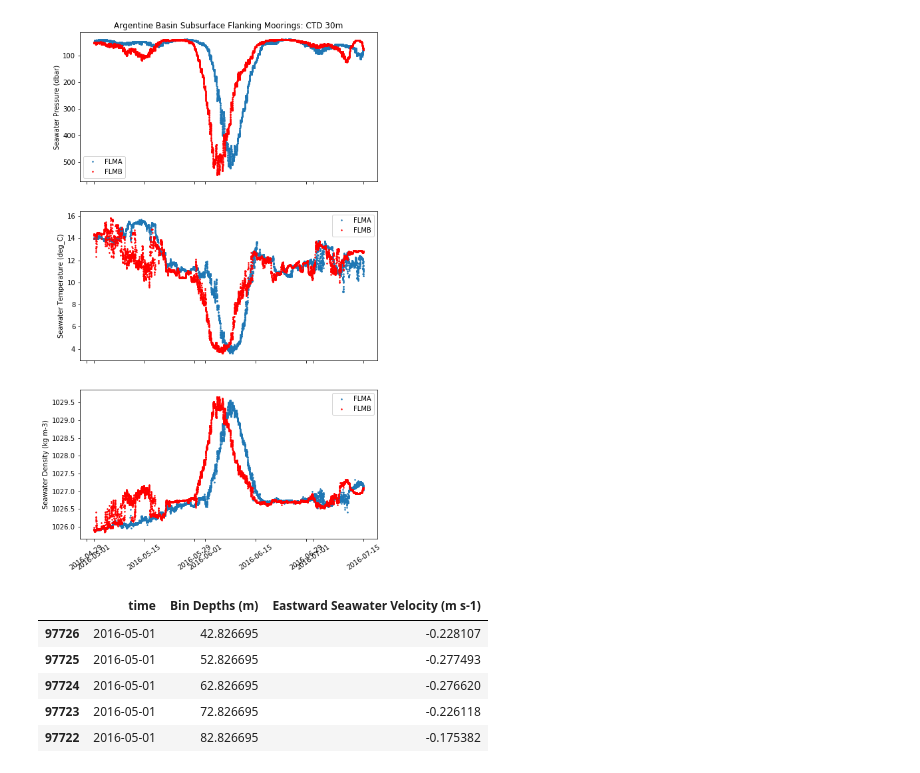
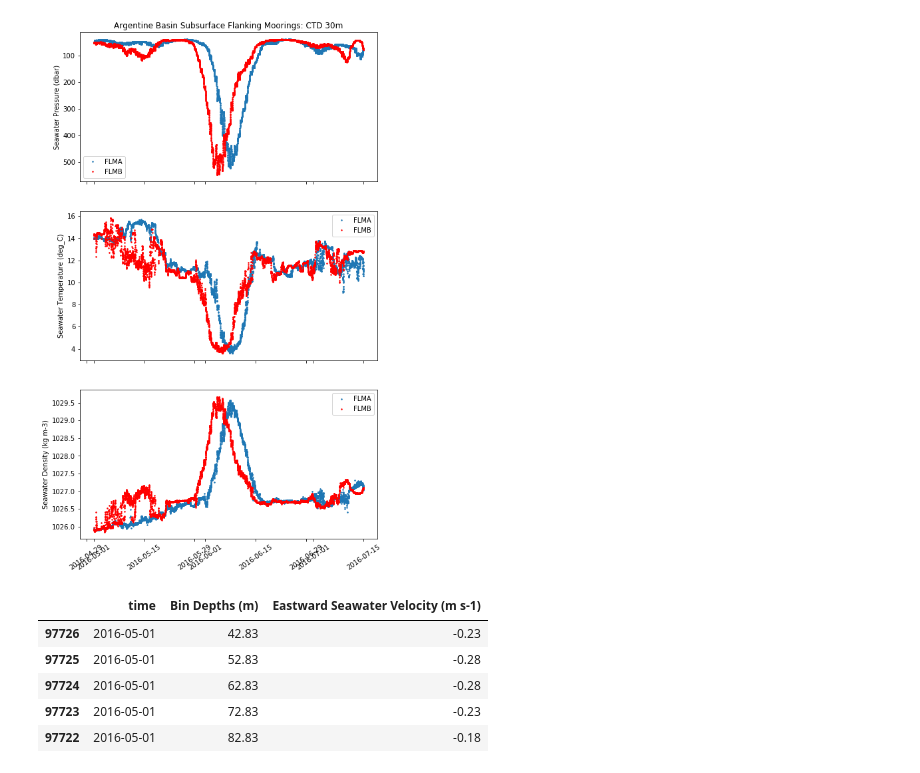
Before and after one commit to ooi-data-lab/nugget-notebooks, a Jupyter notebook: extras/E02_Argentine_Basin_strong_currents.ipynb, the cells around one changed output. Saved outputs shown, nothing was run; the diff lists cells and outputs as text; code cells hidden in the pictures.

```diff
--- a/extras/E02_Argentine_Basin_strong_currents.ipynb
+++ b/extras/E02_Argentine_Basin_strong_currents.ipynb
@@ -517,21 +519,25 @@ merged.to_csv(os.path.join(save_dir, 'E02_Argentine_Basin_CTDs.csv'), index=Fals
 # %%
 # drop the percent_bad_beams column
 FLMA_ADCP_data = FLMA_ADCP_data.drop(columns=['percent_bad_beams'])
 FLMB_ADCP_data = FLMB_ADCP_data.drop(columns=['percent_bad_beams'])
 
 # rename and add units to the columns
 FLMA_ADCP_data = FLMA_ADCP_data.rename(columns={'bin_depths': 'Bin Depths ({})'.format(FLMA_ADCP_units['bin_depths'][0]),
                                                 'eastward_seawater_velocity': 'Eastward Seawater Velocity ({})'.format(FLMA_ADCP_units['eastward_seawater_velocity'][0])})
 FLMB_ADCP_data = FLMB_ADCP_data.rename(columns={'bin_depths': 'Bin Depths ({})'.format(FLMB_ADCP_units['bin_depths'][0]),
                                                 'eastward_seawater_velocity': 'Eastward Seawater Velocity ({})'.format(FLMB_ADCP_units['eastward_seawater_velocity'][0])})
+# round data to 2 decimal places
+FLMA_ADCP_data = FLMA_ADCP_data.round(2)
+FLMB_ADCP_data = FLMB_ADCP_data.round(2)
+
 FLMA_ADCP_data.head()
 # %% [output]
 |  | time | Bin Depths (m) | Eastward Seawater Velocity (m s-1) |
-| 97726 | 2016-05-01 | 42.826695 | -0.228107 |
-| 97725 | 2016-05-01 | 52.826695 | -0.277493 |
-| 97724 | 2016-05-01 | 62.826695 | -0.276620 |
-| 97723 | 2016-05-01 | 72.826695 | -0.226118 |
-| 97722 | 2016-05-01 | 82.826695 | -0.175382 |
+| 97726 | 2016-05-01 | 42.83 | -0.23 |
+| 97725 | 2016-05-01 | 52.83 | -0.28 |
+| 97724 | 2016-05-01 | 62.83 | -0.28 |
+| 97723 | 2016-05-01 | 72.83 | -0.23 |
+| 97722 | 2016-05-01 | 82.83 | -0.18 |
 # %%
 # export the ADCP data to .csv
 FLMA_ADCP_data.to_csv(os.path.join(save_dir, 'E02_Argentine_Basin_FLMA_ADCP.csv'), index=False)
```
Also changed, not shown: parts of 1 cell of this notebook.
